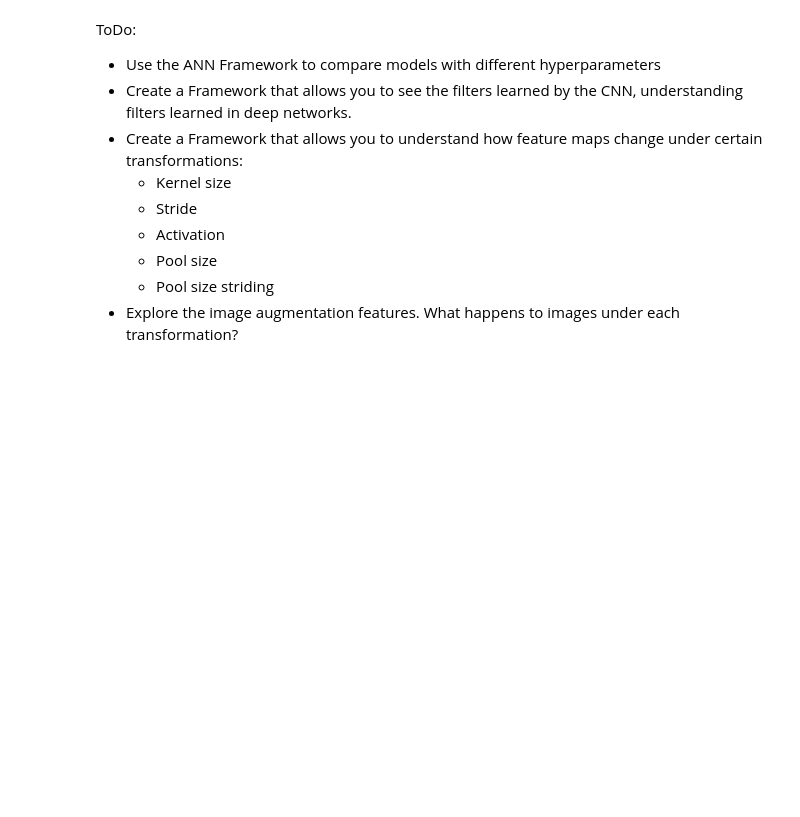
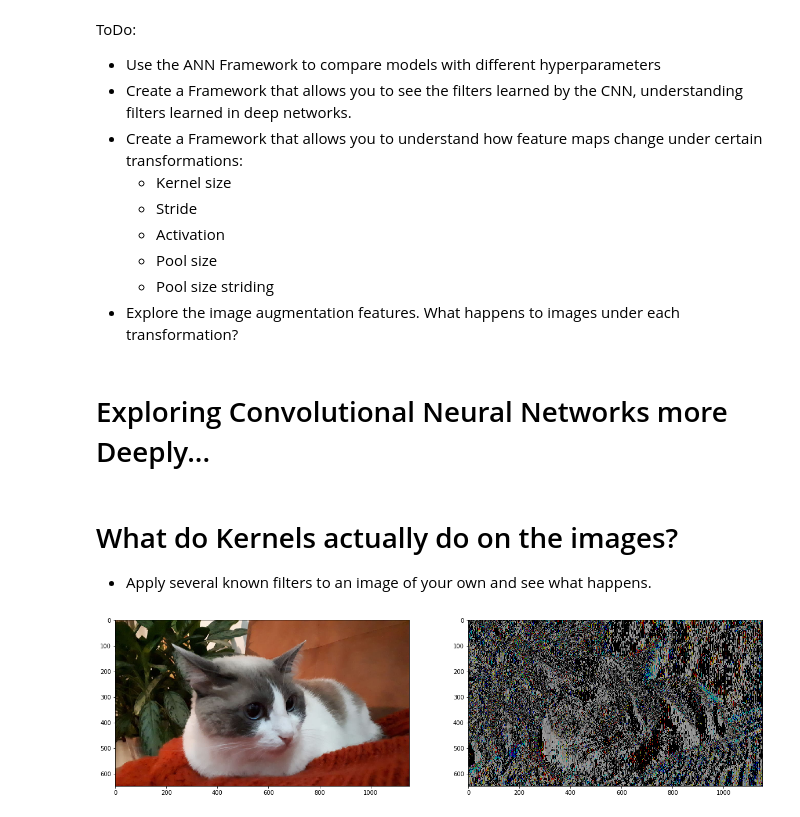
Before and after one commit to apcc-geoslegend/Deep-Learning, a Jupyter notebook: Convolutional Neural Networks/Convolutional Neural Networks.ipynb, the cells around one changed output. Saved outputs shown, nothing was run; the diff lists cells and outputs as text; code cells hidden in the pictures; blank space fills up the shorter version.

Commit message:
First paper on CNN + kernel tests

```diff
--- a/Convolutional Neural Networks/Convolutional Neural Networks.ipynb
+++ b/Convolutional Neural Networks/Convolutional Neural Networks.ipynb
@@ -184,3 +210,49 @@ ToDo:
   * Pool size
   * Pool size striding
 * Explore the image augmentation features. What happens to images under each transformation?
+# %% [markdown]
+# Exploring Convolutional Neural Networks more Deeply...
+# %% [markdown]
+# What do Kernels actually do on the images?
+
+* Apply several known filters to an image of your own and see what happens.
+# %%
+import numpy as np
+import matplotlib.pyplot as plt
+import matplotlib.image as mpimg
+from scipy.ndimage import convolve
+
+#load and show picture of my cat
+img = mpimg.imread('data/new_image.jpg')
+f = plt.figure(figsize=(20,6))
+ax1 = f.add_subplot(1,2,1)
+ax1.imshow(img)
+
+#define the kernel
+kernel = [[[1, 2, 1],
+           [0, 0, 0],
+           [-1, -2, -1]],
+          [[1, 2, 1],
+           [0, 0, 0],
+           [-1, -2, -1]],
+          [[1, 2, 1],
+           [0, 0, 0],
+           [-1, -2, -1]]]
+
+#apply the convolution
+convoluted = np.array(convolve(img, kernel), dtype=int)
+conv_shape = convoluted.shape
+
+#add a bias
+bias = -90
+convoluted = convoluted + bias
+
+#activate with ReLU
+convoluted = np.array([max(0,x) for x in convoluted.flatten()]).reshape(conv_shape)
+
+ax2 = f.add_subplot(1,2,2)
+ax2.imshow(convoluted)
+
+plt.show()
+# %% [output]
+[figure, added]
```
Also changed, not shown: parts of 3 cells of this notebook, 1 other file.
